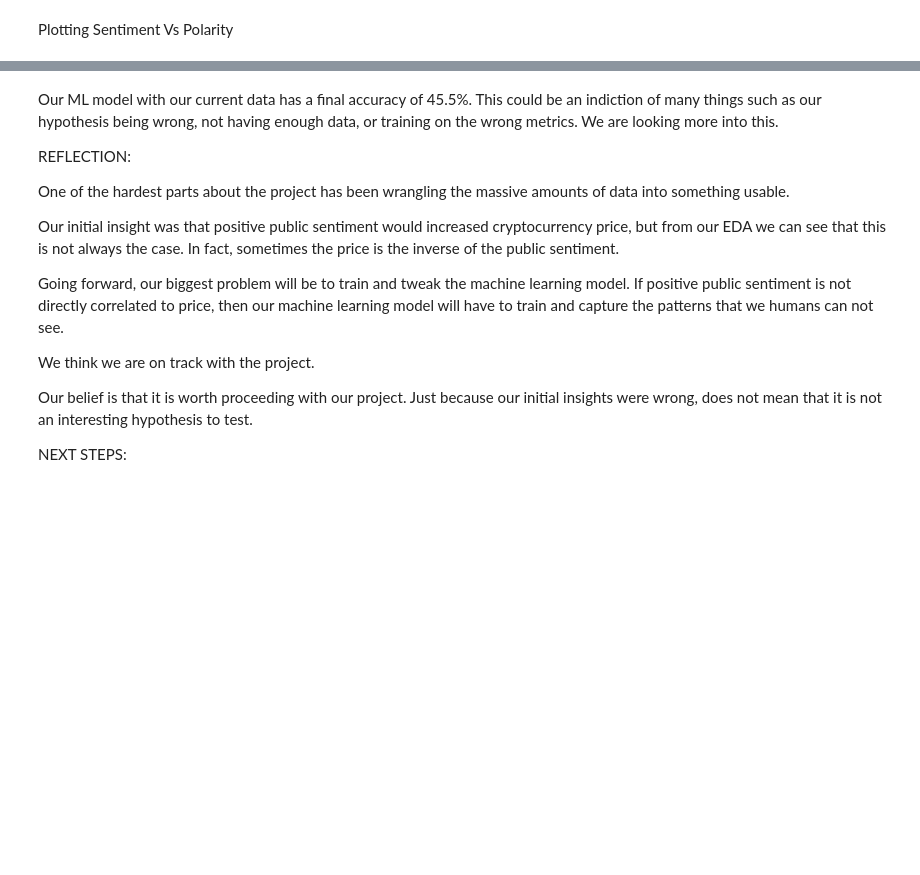
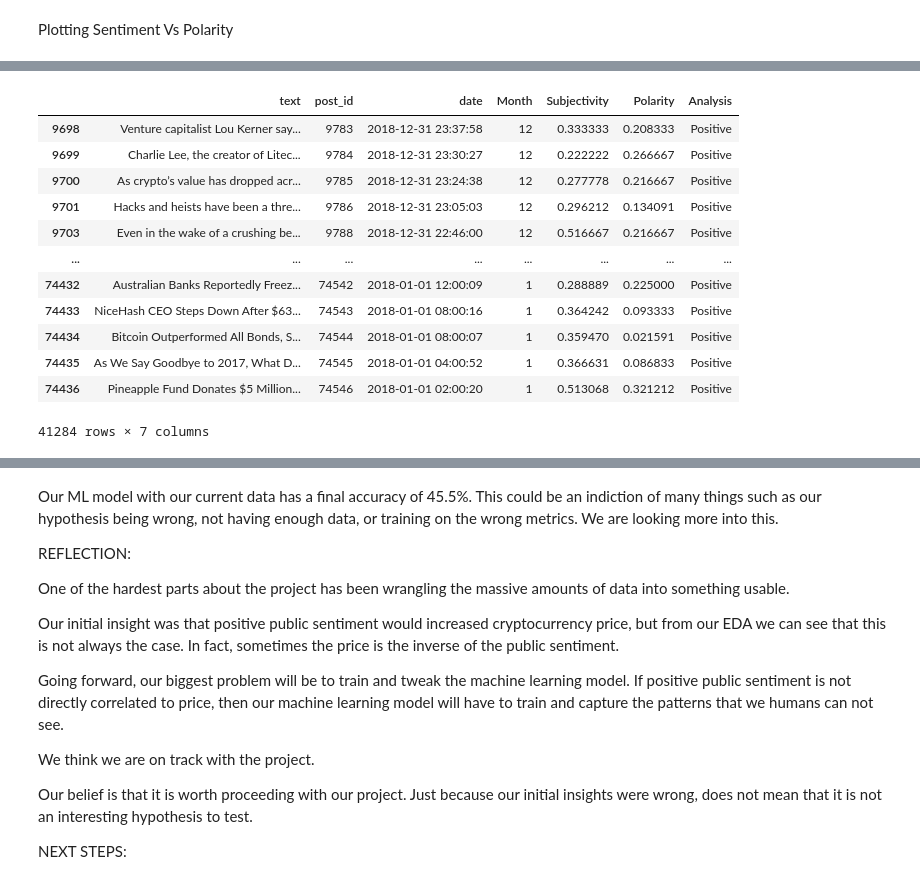
Before and after one commit to uic-cs418/cs418-spring22-sixth-sense, a Jupyter notebook: CS418_Sixth_Sense.ipynb, the cells around one changed output, grey strips where cells are left out. Drawn from its saved outputs; the diff is of its cells as text; code cells hidden in the pictures; blank space fills up the shorter version.

```diff
--- a/CS418_Sixth_Sense.ipynb
+++ b/CS418_Sixth_Sense.ipynb
@@ -635,0 +702,22 @@ bitcoin
+# %%
+## For Only 2018
+
+start_date = '01-01-2018'
+end_date = '01-01-2019'
+btc_18 = (btc['date'] > start_date) & (btc['date'] <= end_date)
+btc_2018 = btc.loc[btc_18]
+btc_2018
+# %% [output]
+|  | text | post_id | date | Month | Subjectivity | Polarity | Analysis |
+| 9698 | Venture capitalist Lou Kerner say... | 9783 | 2018-12-31 23:37:58 | 12 | 0.333333 | 0.208333 | Positive |
+| 9699 | Charlie Lee, the creator of Litec... | 9784 | 2018-12-31 23:30:27 | 12 | 0.222222 | 0.266667 | Positive |
+| 9700 | As crypto’s value has dropped acr... | 9785 | 2018-12-31 23:24:38 | 12 | 0.277778 | 0.216667 | Positive |
+| 9701 | Hacks and heists have been a thre... | 9786 | 2018-12-31 23:05:03 | 12 | 0.296212 | 0.134091 | Positive |
+| 9703 | Even in the wake of a crushing be... | 9788 | 2018-12-31 22:46:00 | 12 | 0.516667 | 0.216667 | Positive |
+| ... | ... | ... | ... | ... | ... | ... | ... |
+| 74432 | Australian Banks Reportedly Freez... | 74542 | 2018-01-01 12:00:09 | 1 | 0.288889 | 0.225000 | Positive |
+| 74433 | NiceHash CEO Steps Down After $63... | 74543 | 2018-01-01 08:00:16 | 1 | 0.364242 | 0.093333 | Positive |
+| 74434 | Bitcoin Outperformed All Bonds, S... | 74544 | 2018-01-01 08:00:07 | 1 | 0.359470 | 0.021591 | Positive |
+| 74435 | As We Say Goodbye to 2017, What D... | 74545 | 2018-01-01 04:00:52 | 1 | 0.366631 | 0.086833 | Positive |
+| 74436 | Pineapple Fund Donates $5 Million... | 74546 | 2018-01-01 02:00:20 | 1 | 0.513068 | 0.321212 | Positive |
+41284 rows × 7 columns
```
Also changed, not shown: parts of 24 cells of this notebook.
